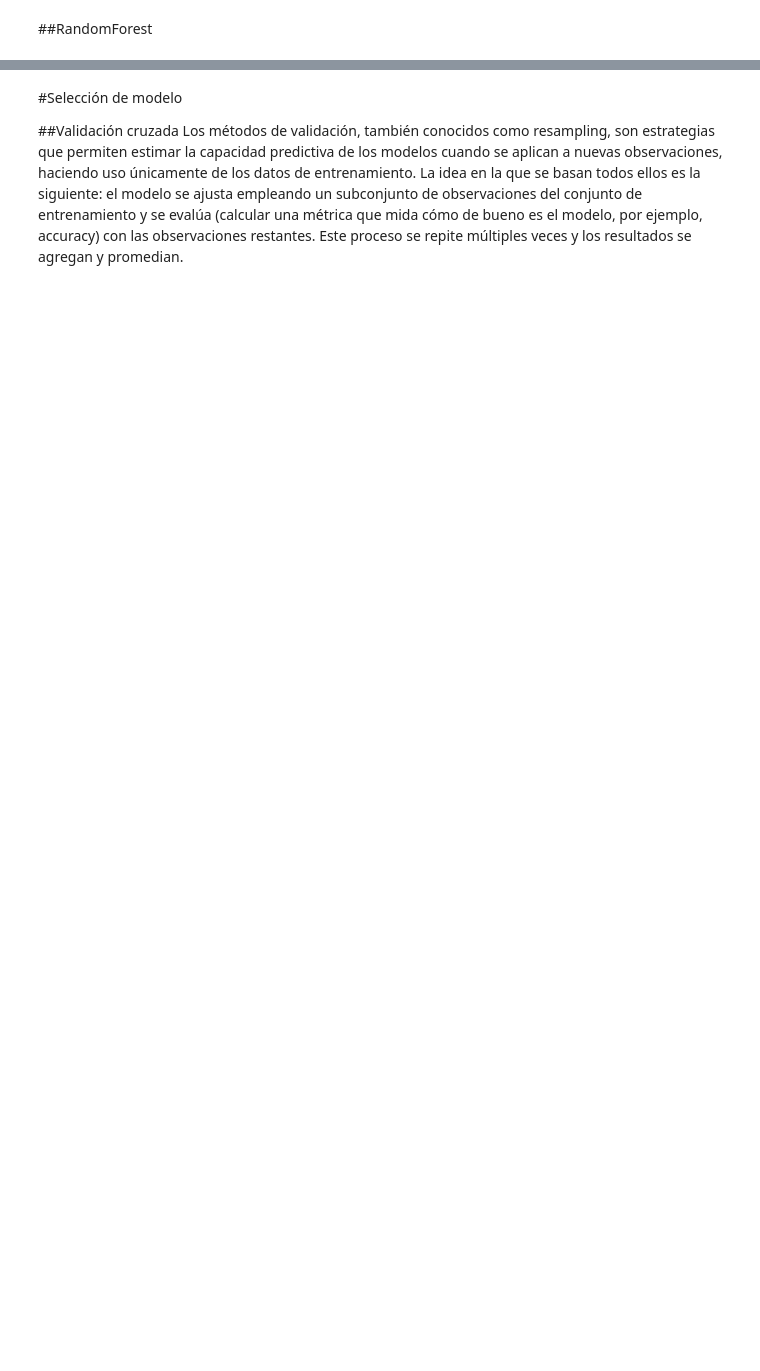
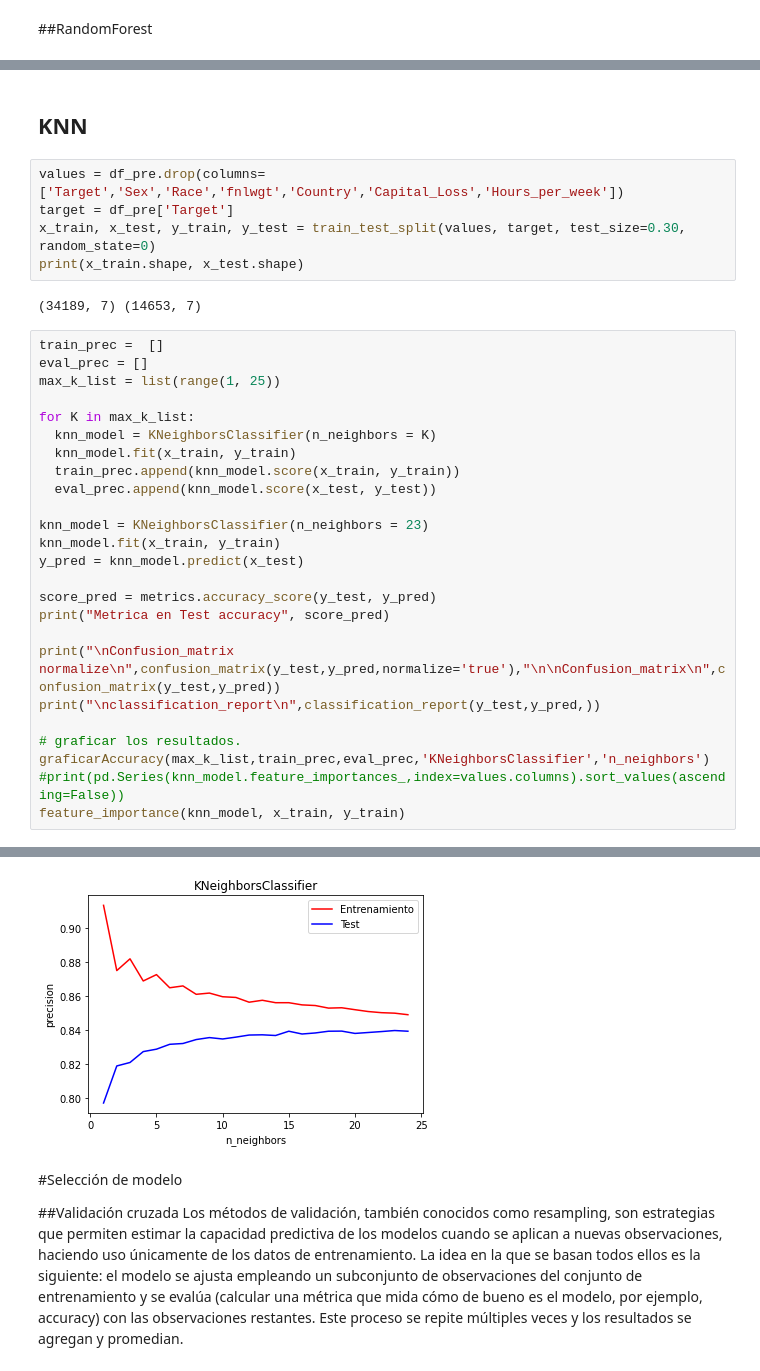
Before and after one commit to abaltodano/aprendizaje-automatico, a Jupyter notebook: Proyecto/Proyecto.ipynb, the cells around one changed output, grey strips where cells are left out. Cells and saved outputs as stored; diff of their text form; blank space fills up the shorter version.

```diff
--- a/Proyecto/Proyecto.ipynb
+++ b/Proyecto/Proyecto.ipynb
@@ -529,0 +541,35 @@ weighted avg       0.47      0.57      0.47     14653
+# %% [markdown]
+## KNN
+# %%
+values = df_pre.drop(columns=['Target','Sex','Race','fnlwgt','Country','Capital_Loss','Hours_per_week'])
+target = df_pre['Target']
+x_train, x_test, y_train, y_test = train_test_split(values, target, test_size=0.30, random_state=0)
+print(x_train.shape, x_test.shape)
+# %% [output]
+(34189, 7) (14653, 7)
+# %%
+train_prec =  []
+eval_prec = []
+max_k_list = list(range(1, 25))
+
+for K in max_k_list:
+  knn_model = KNeighborsClassifier(n_neighbors = K)
+  knn_model.fit(x_train, y_train)
+  train_prec.append(knn_model.score(x_train, y_train))
+  eval_prec.append(knn_model.score(x_test, y_test))
+
+knn_model = KNeighborsClassifier(n_neighbors = 23)
+knn_model.fit(x_train, y_train)
+y_pred = knn_model.predict(x_test)
+
+score_pred = metrics.accuracy_score(y_test, y_pred)
+print("Metrica en Test accuracy", score_pred)
+
+print("\nConfusion_matrix normalize\n",confusion_matrix(y_test,y_pred,normalize='true'),"\n\nConfusion_matrix\n",confusion_matrix(y_test,y_pred))
+print("\nclassification_report\n",classification_report(y_test,y_pred,))
+
+# graficar los resultados.
+graficarAccuracy(max_k_list,train_prec,eval_prec,'KNeighborsClassifier','n_neighbors')
+#print(pd.Series(knn_model.feature_importances_,index=values.columns).sort_values(ascending=False))
+feature_importance(knn_model, x_train, y_train)
+# %% [output]
@@ -530,3 +595,4 @@ weighted avg       0.47      0.57      0.47     14653
+[figure, added]
 # %% [markdown]
 #Selección de modelo
 
```
Also changed, not shown: parts of 21 cells of this notebook.
